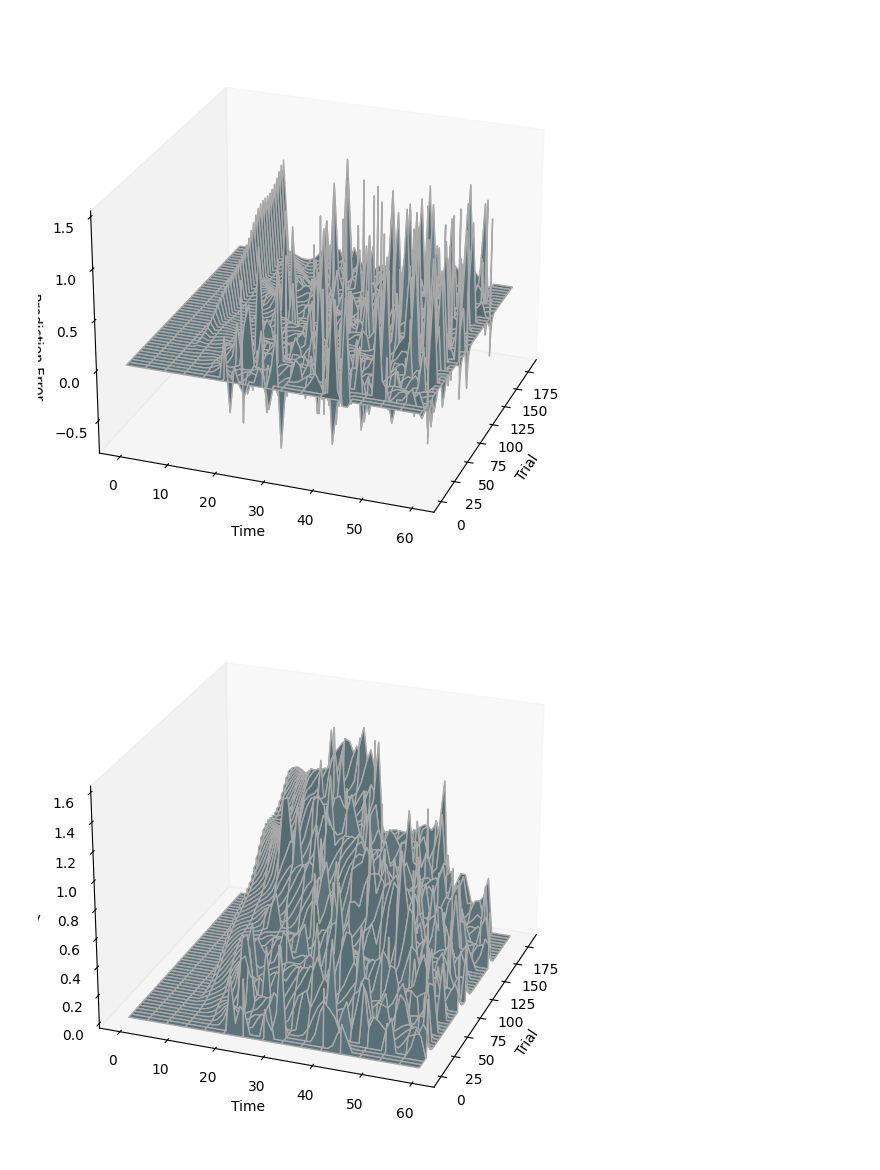
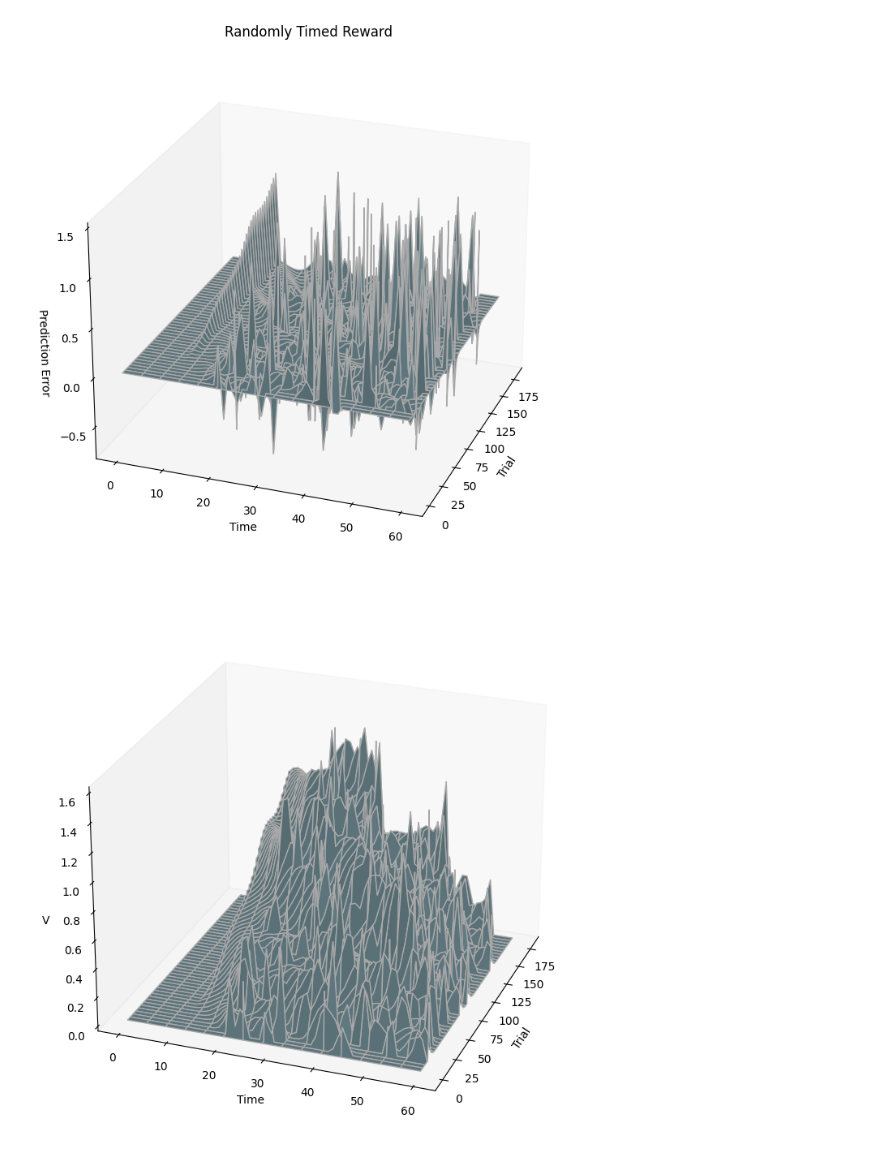
Before and after one commit to Utsav-Lal/Personal-Projects, a Jupyter notebook: TD/TD_Implementation.ipynb, the cells around one changed output. Saved outputs shown, nothing was run; the diff lists cells and outputs as text; code cells hidden in the pictures.

```diff
--- a/TD/TD_Implementation.ipynb
+++ b/TD/TD_Implementation.ipynb
@@ -291,38 +297,41 @@ ax.set_zlabel("Prediction Error")
 ax.view_init(elev=25, azim=-160)
 ax.grid(False)
 plt.gca().invert_yaxis()
+ax.set_title("Randomly Timed Reward")
+plt.tight_layout()
 plt.show()
 
 
 # Graph Vhat
 data = Vhat[:,:-1]
 
 fig = plt.figure(figsize=(10, 7))
 ax = fig.add_subplot(111, projection="3d")
 
 trial = np.arange(trials)
 time = np.arange(61)
 Time, Trial = np.meshgrid(time, trial)
 
 ax.plot_surface(
     Trial,
     Time,
     data,
     color="lightblue",
     edgecolor="darkgrey",
     linewidth=1,
     rstride = 4,
     cstride = 4,
 )
 
 ax.set_xlabel("Trial")
 ax.set_ylabel("Time")
 ax.set_zlabel("V")
 
 ax.view_init(elev=25, azim=-160)
 ax.grid(False)
 plt.gca().invert_yaxis()
+plt.tight_layout()
 plt.show()
 # %% [output]
-[figure, old version]
+[figure, new version]
-[figure, old version]
+[figure, new version]
```
Also changed, not shown: parts of 2 cells of this notebook.
